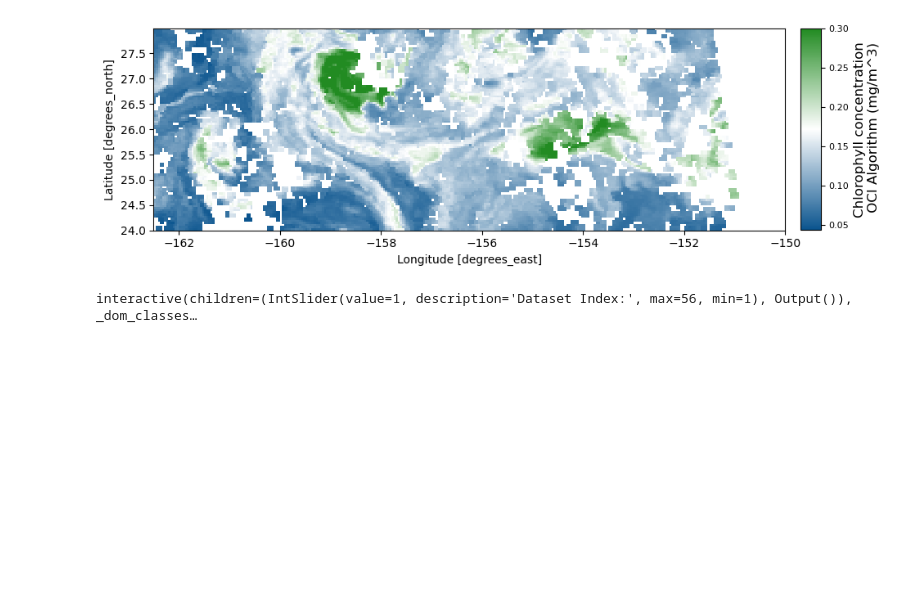
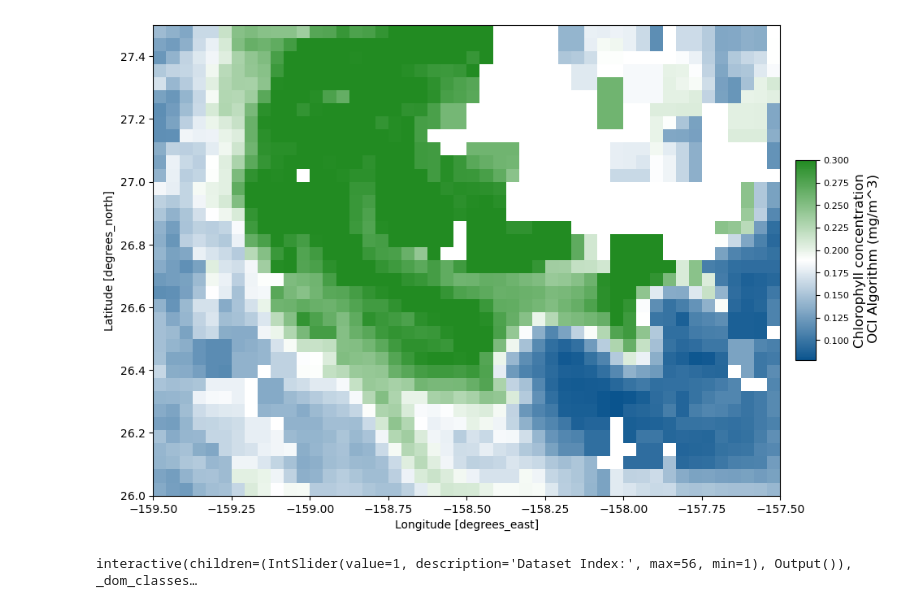
Before and after one commit to oceanhackweek/ohw24_proj_pace, a Jupyter notebook: contributor_folders/Phil/plot_chl_pace_pk.ipynb, the cells around one changed output. Cells and saved outputs as stored; diff of their text form; code cells hidden in the pictures; blank space fills up the shorter version.

```diff
--- a/contributor_folders/Phil/plot_chl_pace_pk.ipynb
+++ b/contributor_folders/Phil/plot_chl_pace_pk.ipynb
@@ -28,35 +28,35 @@ from matplotlib.colors import LinearSegmentedColormap
 
 # Open the dataset
 dataset = xr.open_dataset(paths[38])
 
 # Subset the dataset within the specified region
-subset = dataset.sel(lon=slice(-162.5, -150), lat=slice(28, 24))
+subset = dataset.sel(lon=slice(-159.5, -157.5), lat=slice(27.5, 26))
 chla = subset["chlor_a"]
 
 # Define the colors: dodgerblue to white to forest green
 colors = ['#0A548E', 'white', 'forestgreen']
 
 # Create the custom colormap
 custom_cmap = LinearSegmentedColormap.from_list('custom_cmap', colors)
 
 # Set the figure size to [12, 20]
 plt.figure(figsize=[12, 20])
 
 # Plot the chlorophyll-a concentration using the custom colormap, but without a colorbar
 artist = chla.plot(cmap=custom_cmap, vmax=0.3, add_colorbar=False)
 
 # Set the aspect ratio to be equal
 plt.gca().set_aspect("equal")
 
 # Add a custom, smaller colorbar
 cbar = plt.colorbar(artist, ax=plt.gca(), shrink=0.16, aspect=10, pad=0.02)
 cbar.ax.tick_params(labelsize=8)  # Optional: adjust tick label size
 cbar.ax.set_ylabel('Chlorophyll concentration\n OCI Algorithm (mg/m^3)', fontsize=12)
 
 # Show the plot
 plt.show()
 # %% [output]
-[figure, old version]
+[figure, new version]
 # %%
 import matplotlib.pyplot as plt
 from matplotlib.colors import LinearSegmentedColormap
```
Also changed, not shown: parts of 1 cell of this notebook, 2 other files.
